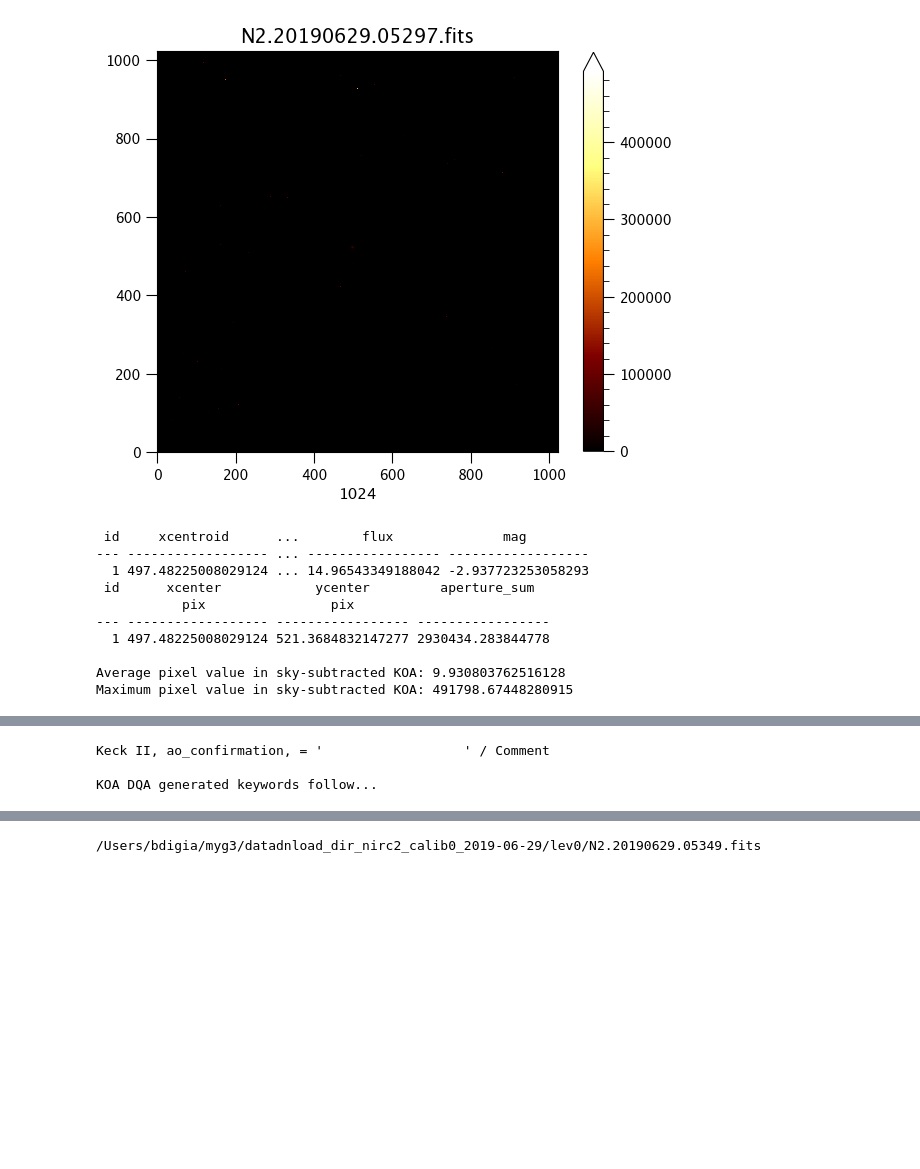
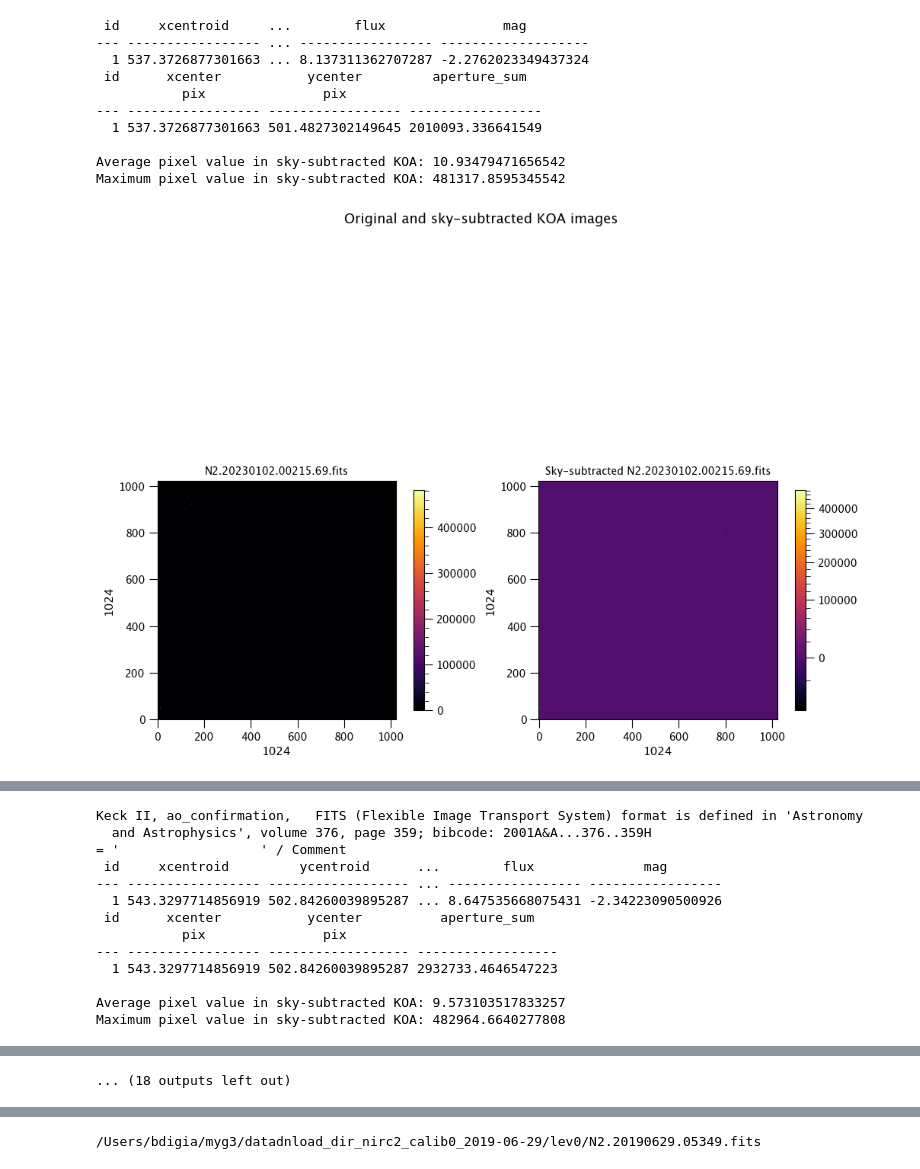
Before and after one commit to MovingUniverseLab/paarti, a Jupyter notebook: paarti/utils/run_koa_maos.ipynb, the cells around one changed output, grey strips where cells are left out. Cells and saved outputs as stored; diff of their text form; code cells hidden in the pictures; blank space fills up the shorter version.

```diff
--- a/paarti/utils/run_koa_maos.ipynb
+++ b/paarti/utils/run_koa_maos.ipynb
@@ -61,27 +15,36 @@ N2.20190629.61676.fits    NIRC2 HORIZON STOW   Dark     dark    1098   67.3796
 # %%
-koa_files = [Path("/Users/bdigia/myg3/datadnload_dir_nirc2_calib0_2019-06-29/lev0/N2.20190629.05297.fits")]
-            #  Path("/Users/bdigia/myg3/datadnload_dir_nirc2_calib0_2019-06-29/lev0/N2.20190629.10933.fits"),
-            #  Path("/Users/bdigia/myg3/datadnload_dir_nirc2_calib0_2019-06-29/lev0/N2.20190629.10957.fits"),
-            #  Path("/Users/bdigia/myg3/datadnload_dir_nirc2_calib0_2019-06-29/lev0/N2.20190629.10983.fits"),
-            #  Path("/Users/bdigia/myg3/datadnload_dir_nirc2_calib0_2019-06-29/lev0/N2.20190629.11007.fits"),
-            #  Path("/Users/bdigia/myg3/datadnload_dir_nirc2_calib0_2019-06-29/lev0/N2.20190629.11033.fits"),
-            #  Path("/Users/bdigia/myg3/datadnload_dir_nirc2_calib0_2019-06-29/lev0/N2.20190629.11058.fits"),
-            #  Path("/Users/bdigia/myg3/datadnload_dir_nirc2_calib0_2019-06-29/lev0/N2.20190629.11083.fits"),
-            #  Path("/Users/bdigia/myg3/datadnload_dir_nirc2_calib0_2019-06-29/lev0/N2.20190629.11109.fits"),
-            #  Path("/Users/bdigia/myg3/datadnload_dir_nirc2_calib0_2019-06-29/lev0/N2.20190629.11134.fits")]
+koa_files = [Path("/Users/bdigia/myg3/datadnload_dir_nirc2_calib0_2019-06-29/lev0/N2.20230102.00215.69.fits"),
+             Path("/Users/bdigia/myg3/datadnload_dir_nirc2_calib0_2019-06-29/lev0/N2.20230102.00351.86.fits"),
+             Path("/Users/bdigia/myg3/datadnload_dir_nirc2_calib0_2019-06-29/lev0/N2.20230102.83079.48.fits"),
+             Path("/Users/bdigia/myg3/datadnload_dir_nirc2_calib0_2019-06-29/lev0/N2.20230102.83165.67.fits"),
+             Path("/Users/bdigia/myg3/datadnload_dir_nirc2_calib0_2019-06-29/lev0/N2.20230106.84316.55.fits"),
+             Path("/Users/bdigia/myg3/datadnload_dir_nirc2_calib0_2019-06-29/lev0/N2.20230107.01031.93.fits"),
+             Path("/Users/bdigia/myg3/datadnload_dir_nirc2_calib0_2019-06-29/lev0/N2.20230105.69861.34.fits"),
+             Path("/Users/bdigia/myg3/datadnload_dir_nirc2_calib0_2019-06-29/lev0/N2.20230106.85040.25.fits"),
+             Path("/Users/bdigia/myg3/datadnload_dir_nirc2_calib0_2019-06-29/lev0/N2.20230104.81656.80.fits"),
+             Path("/Users/bdigia/myg3/datadnload_dir_nirc2_calib0_2019-06-29/lev0/N2.20230105.74796.63.fits")]
 
+error_files = [] # for files with no centroided sources found in KOA routines
 for file in koa_files:
-    old_hdr, clean_img = ku.clean_koa(file)
-    print(f"{old_hdr['TELESCOP']}, {old_hdr['OBJECT']}, {old_hdr['COMMENT']}")
+    result = ku.clean_koa(file)
+    if result is not None:
+        old_hdr = result[0]
+        clean_img = result[1]
+        print(f"{old_hdr['TELESCOP']}, {old_hdr['OBJECT']}, {old_hdr['COMMENT']}")
+    else:
+        error_files.append(file.as_posix())
+
+print("**** KOA files for which no sources/centroids were found, will not be simulated by MAOS:")
+print(error_files)
 # %% [output]
+ id     xcentroid     ...        flux               mag
+--- ----------------- ... ----------------- -------------------
+  1 537.3726877301663 ... 8.137311362707287 -2.2762023349437324
+ id      xcenter           ycenter         aperture_sum
+           pix               pix
+--- ----------------- ----------------- -----------------
+  1 537.3726877301663 501.4827302149645 2010093.336641549
+
+Average pixel value in sky-subtracted KOA: 10.93479471656542
+Maximum pixel value in sky-subtracted KOA: 481317.8595345542
-[figure, old version]
+[figure, new version]
- id     xcentroid      ...        flux              mag
---- ------------------ ... ----------------- ------------------
-  1 497.48225008029124 ... 14.96543349188042 -2.937723253058293
- id      xcenter            ycenter         aperture_sum
-           pix                pix
---- ------------------ ----------------- -----------------
-  1 497.48225008029124 521.3684832147277 2930434.283844778
-
-Average pixel value in sky-subtracted KOA: 9.930803762516128
-Maximum pixel value in sky-subtracted KOA: 491798.67448280915
@@ -89,3 +52,13 @@ Maximum pixel value in sky-subtracted KOA: 491798.67448280915
-Keck II, ao_confirmation, = '                  ' / Comment
+Keck II, ao_confirmation,   FITS (Flexible Image Transport System) format is defined in 'Astronomy
+  and Astrophysics', volume 376, page 359; bibcode: 2001A&A...376..359H
+= '                  ' / Comment
+ id     xcentroid         ycentroid      ...        flux              mag
+--- ----------------- ------------------ ... ----------------- -----------------
+  1 543.3297714856919 502.84260039895287 ... 8.647535668075431 -2.34223090500926
+ id      xcenter           ycenter          aperture_sum
+           pix               pix
+--- ----------------- ------------------ ------------------
+  1 543.3297714856919 502.84260039895287 2932733.4646547223
 
-KOA DQA generated keywords follow...
+Average pixel value in sky-subtracted KOA: 9.573103517833257
+Maximum pixel value in sky-subtracted KOA: 482964.6640277808
@@ -91,0 +97 @@ KOA DQA generated keywords follow...
+... (18 outputs left out)
```
Also changed, not shown: parts of 6 cells of this notebook, 8 other files.
